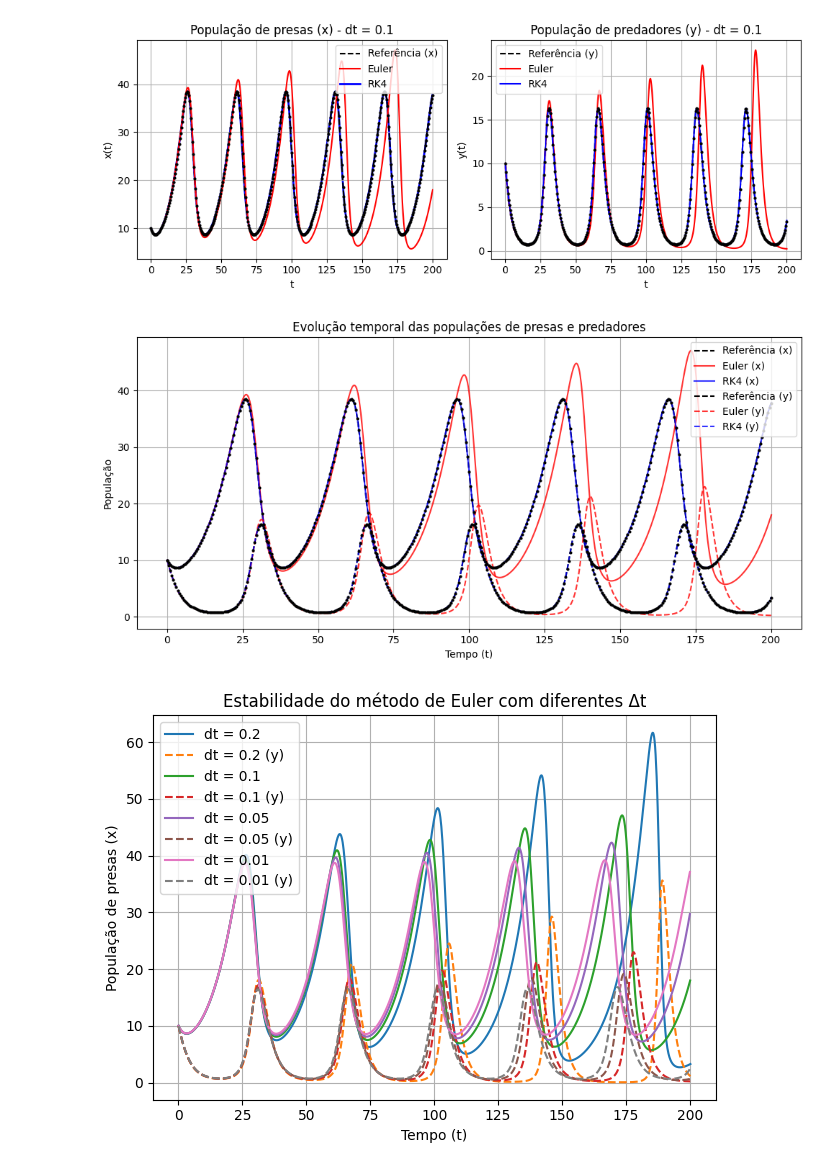
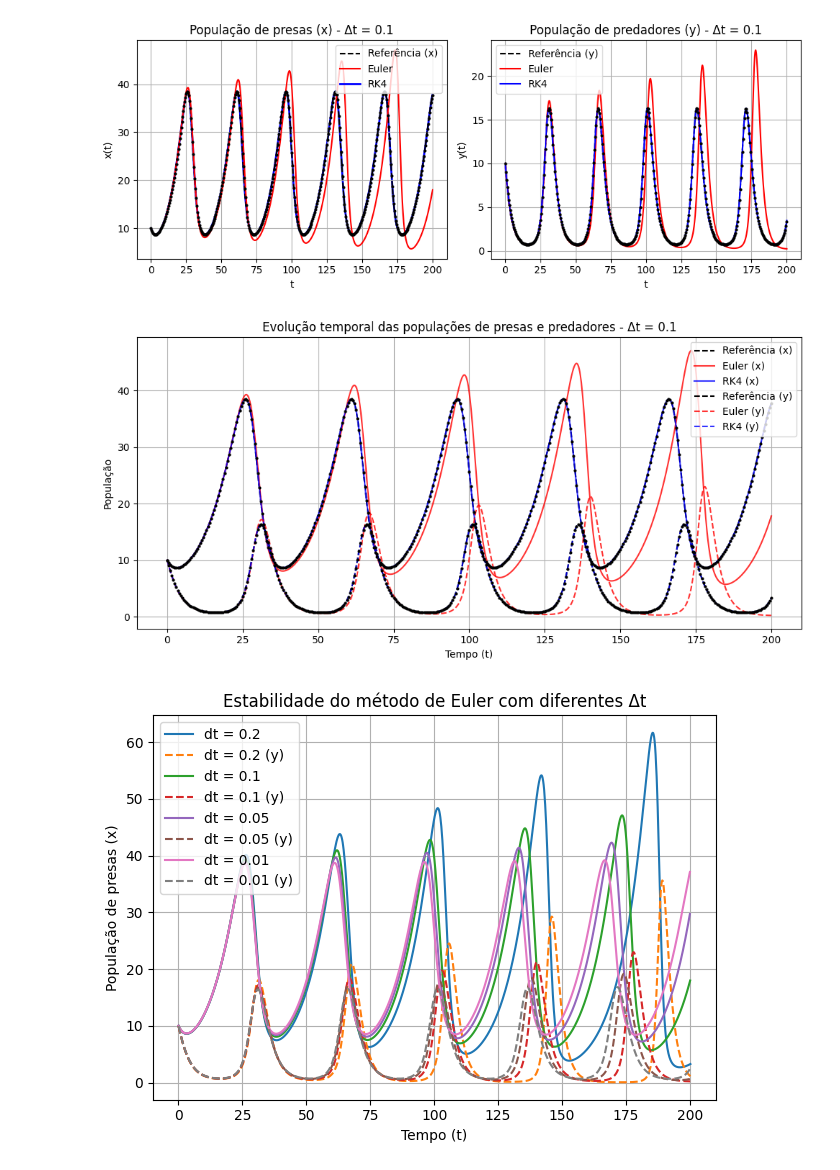
Before and after one commit to andreaoliveira9/Projeto-SO-1-Sim, a Jupyter notebook: recurso/src/ex2/analysis.ipynb, the cells around one changed output. Saved outputs shown, nothing was run; the diff lists cells and outputs as text; code cells hidden in the pictures.

```diff
--- a/recurso/src/ex2/analysis.ipynb
+++ b/recurso/src/ex2/analysis.ipynb
@@ -78,27 +78,27 @@ plt.show()
 # %%
 plt.figure(figsize=(10, 5))
 
-# 📈 População de presas
+# População de presas
 plt.plot(t_ref, x_ref, 'k--', linewidth=1.5, label="Referência (x)", zorder=2)
 plt.plot(t_ref[::500], x_ref[::500], 'ko', markersize=2, zorder=3)
 plt.plot(t_e, x_e, 'r-', label="Euler (x)", alpha=0.8)
 plt.plot(t_rk, x_rk, 'b-', label="RK4 (x)", alpha=0.8)
 
-# 📈 População de predadores
+# População de predadores
 plt.plot(t_ref, y_ref, 'k--', linewidth=1.5, label="Referência (y)", zorder=2)
 plt.plot(t_ref[::500], y_ref[::500], 'ko', markersize=2, zorder=3)
 plt.plot(t_e, y_e, 'r--', label="Euler (y)", alpha=0.8)
 plt.plot(t_rk, y_rk, 'b--', label="RK4 (y)", alpha=0.8)
 
 plt.xlabel("Tempo (t)")
 plt.ylabel("População")
-plt.title("Evolução temporal das populações de presas e predadores")
+plt.title("Evolução temporal das populações de presas e predadores - Δt = 0.1")
 plt.grid(True)
 plt.legend()
 plt.tight_layout()
 plt.show()
 # %% [output]
-[figure, old version]
+[figure, new version]
 # %%
 for dt in dt_values:
     t, x, y = simulate(x0, y0, alpha, beta, delta, gamma, dt, tfinal, "euler")
```
Also changed, not shown: parts of 3 cells of this notebook.
